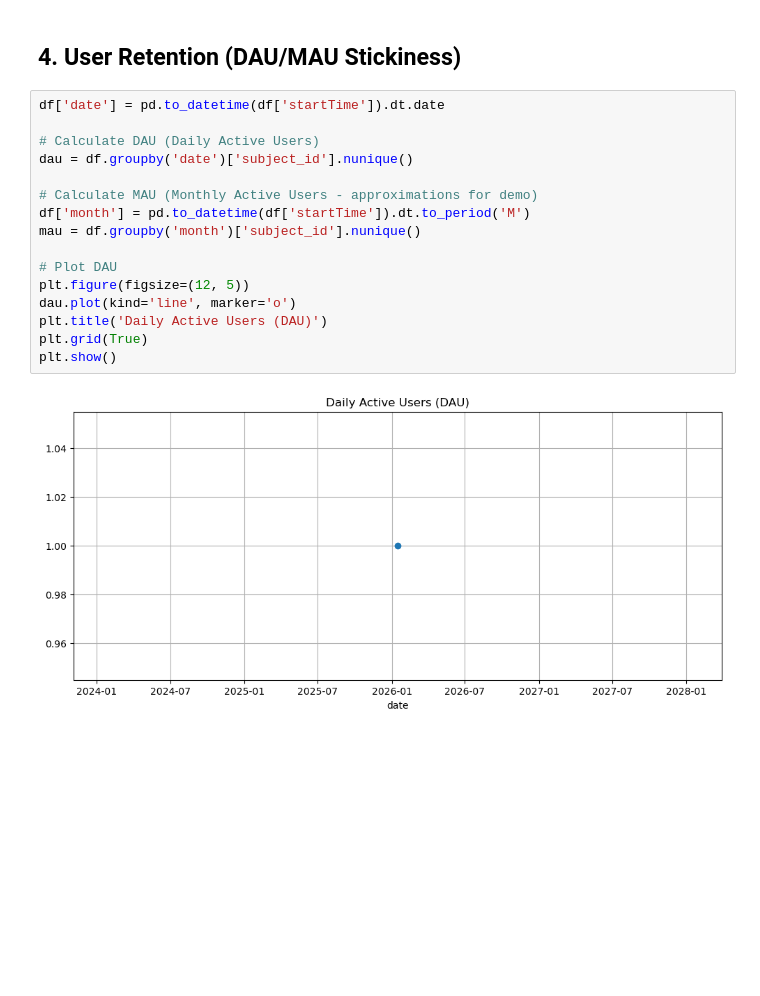
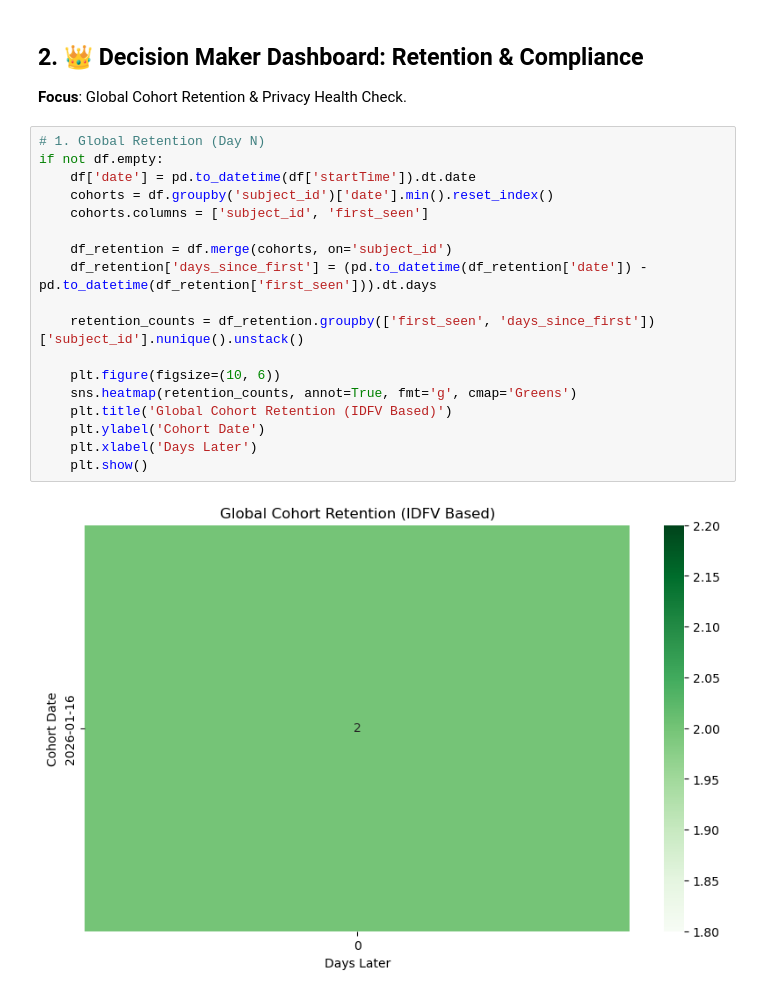
Before and after one commit to neomakes/neopip, a Jupyter notebook: 04_Distribution/Experiments/engagement_analysis.ipynb, the cells around one changed output. Cells and saved outputs as stored; diff of their text form; blank space fills up the shorter version.

```diff
--- a/04_Distribution/Experiments/engagement_analysis.ipynb
+++ b/04_Distribution/Experiments/engagement_analysis.ipynb
@@ -143,20 +81,23 @@ Name: duration_s, dtype: float64
-# %% [markdown]
-## 4. User Retention (DAU/MAU Stickiness)
-# %%
-df['date'] = pd.to_datetime(df['startTime']).dt.date
-
-# Calculate DAU (Daily Active Users)
-dau = df.groupby('date')['subject_id'].nunique()
-
-# Calculate MAU (Monthly Active Users - approximations for demo)
-df['month'] = pd.to_datetime(df['startTime']).dt.to_period('M')
-mau = df.groupby('month')['subject_id'].nunique()
-
-# Plot DAU
-plt.figure(figsize=(12, 5))
-dau.plot(kind='line', marker='o')
-plt.title('Daily Active Users (DAU)')
-plt.grid(True)
-plt.show()
-# %% [output]
-[figure, removed]
+# %% [markdown]
+## 2. 👑 Decision Maker Dashboard: Retention & Compliance
+**Focus**: Global Cohort Retention & Privacy Health Check.
+# %%
+# 1. Global Retention (Day N)
+if not df.empty:
+    df['date'] = pd.to_datetime(df['startTime']).dt.date
+    cohorts = df.groupby('subject_id')['date'].min().reset_index()
+    cohorts.columns = ['subject_id', 'first_seen']
+
+    df_retention = df.merge(cohorts, on='subject_id')
+    df_retention['days_since_first'] = (pd.to_datetime(df_retention['date']) - pd.to_datetime(df_retention['first_seen'])).dt.days
+
+    retention_counts = df_retention.groupby(['first_seen', 'days_since_first'])['subject_id'].nunique().unstack()
+
+    plt.figure(figsize=(10, 6))
+    sns.heatmap(retention_counts, annot=True, fmt='g', cmap='Greens')
+    plt.title('Global Cohort Retention (IDFV Based)')
+    plt.ylabel('Cohort Date')
+    plt.xlabel('Days Later')
+    plt.show()
+# %% [output]
+[figure, added]
```
Also changed, not shown: parts of 16 cells of this notebook, 1 other file.
